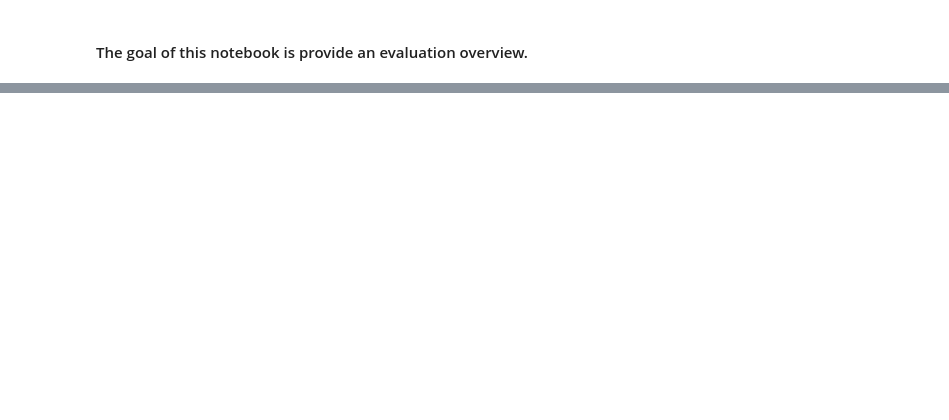
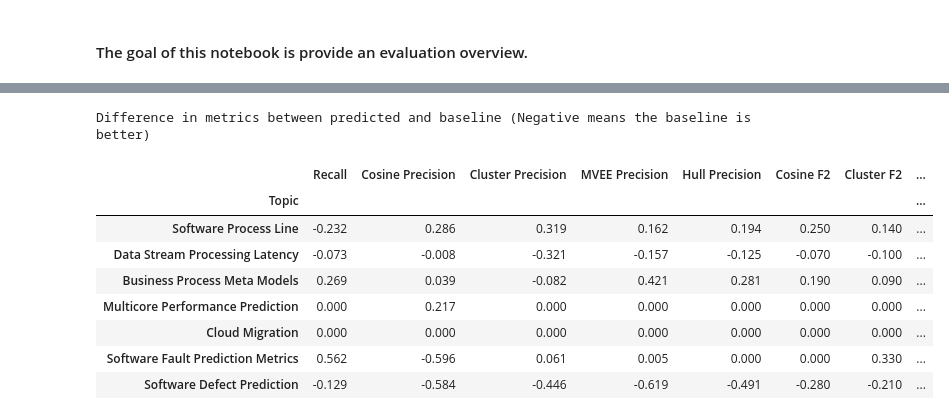
Before and after one commit to Mohammadsaknini/LitQEval, a Jupyter notebook: litQeval/notebooks/eval_results.ipynb, the cells around one changed output, grey strips where cells are left out. Saved outputs shown, nothing was run; the diff lists cells and outputs as text; code cells hidden in the pictures; blank space fills up the shorter version.

Commit message:
added slr to eval_results

```diff
--- a/litQeval/notebooks/eval_results.ipynb
+++ b/litQeval/notebooks/eval_results.ipynb
@@ -78,0 +79,8 @@ Difference in metrics between predicted and baseline (Negative means the baselin
+# %%
+results = pd.read_excel("slr_results.xlsx")
+results["Topic"] = results["Query"].copy()
+results.loc[1::2, "Topic"] = np.nan
+results = results.rename(columns={"Unnamed: 0": "Index"})
+plt_df = results.ffill()
+# replace predicted -> slr
+plt_df["Index"].replace("Predicted", "SLR", inplace=True)
@@ -78,0 +106,28 @@ Difference in metrics between predicted and baseline (Negative means the baselin
+# %%
+diff_df = (results[results["Index"] == "Predicted"][["Recall",
+                                                    "Cosine Precision", "Cluster Precision", "MVEE Precision", "Hull Precision",
+                                                    "Cosine F2","Cluster F2", "MVEE F2", "Hull F2",
+                                                    ]].values\
+      - results[results["Index"] == "Baseline"][["Recall",
+                                                    "Cosine Precision", "Cluster Precision", "MVEE Precision", "Hull Precision",
+                                                    "Cosine F2","Cluster F2", "MVEE F2", "Hull F2",
+                                                    ]].values).astype(float)
+
+diff_df = pd.DataFrame(np.round(diff_df,3), columns=["Recall",
+                                                    "Cosine Precision", "Cluster Precision", "MVEE Precision", "Hull Precision",
+                                                    "Cosine F2","Cluster F2", "MVEE F2", "Hull F2",
+                                                    ], index=results.dropna()["Topic"])
+diff_df = diff_df.style.map(lambda x: 'background-color: #6b0801' if x < -0.5 else 'background-color: #a82b22' if x < 0 else '')
+diff_df.format("{:.3f}").set_caption("Difference in metrics between predicted and baseline (Negative means the baseline is better)")
+diff_df
+# %% [output]
+Difference in metrics between predicted and baseline (Negative means the baseline is better)
+|  | Recall | Cosine Precision | Cluster Precision | MVEE Precision | Hull Precision | Cosine F2 | Cluster F2 | ... |
+| Topic |  |  |  |  |  |  |  | ... |
+| Software Process Line | -0.232 | 0.286 | 0.319 | 0.162 | 0.194 | 0.250 | 0.140 | ... |
+| Data Stream Processing Latency | -0.073 | -0.008 | -0.321 | -0.157 | -0.125 | -0.070 | -0.100 | ... |
+| Business Process Meta Models | 0.269 | 0.039 | -0.082 | 0.421 | 0.281 | 0.190 | 0.090 | ... |
+| Multicore Performance Prediction | 0.000 | 0.217 | 0.000 | 0.000 | 0.000 | 0.000 | 0.000 | ... |
+| Cloud Migration | 0.000 | 0.000 | 0.000 | 0.000 | 0.000 | 0.000 | 0.000 | ... |
+| Software Fault Prediction Metrics | 0.562 | -0.596 | 0.061 | 0.005 | 0.000 | 0.000 | 0.330 | ... |
+| Software Defect Prediction | -0.129 | -0.584 | -0.446 | -0.619 | -0.491 | -0.280 | -0.210 | ... |
```
Also changed, not shown: parts of 5 cells of this notebook.
